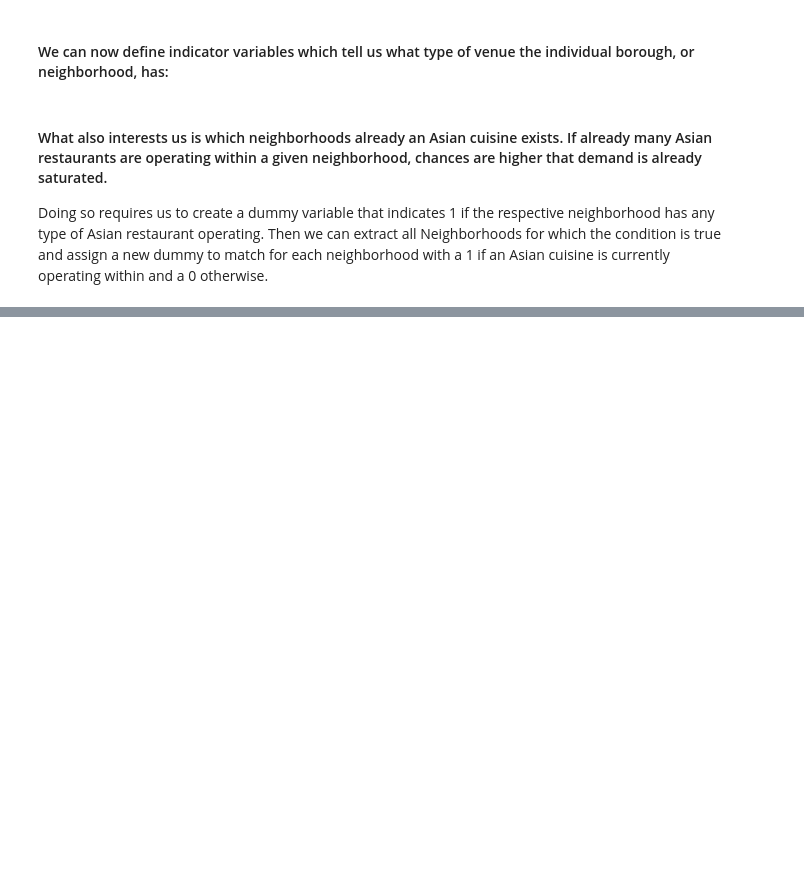
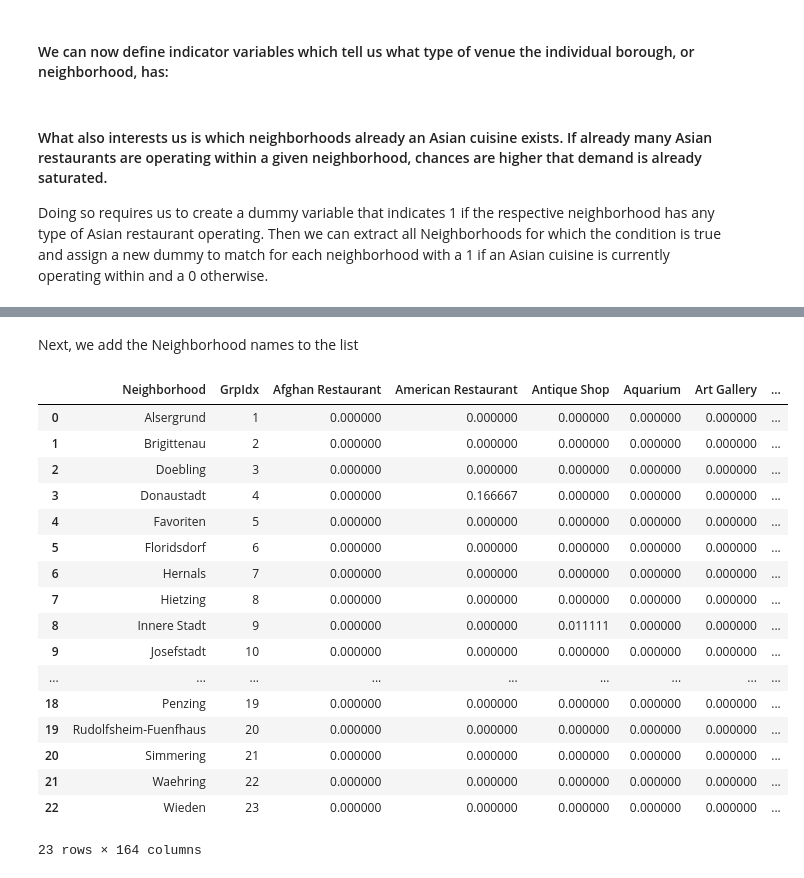
Before and after one commit to NikolasAnic/Coursera-Capstone, a Jupyter notebook: Capstone-Project-Battle-of-neighborhoods.ipynb, the cells around one changed output, grey strips where cells are left out. Drawn from its saved outputs; the diff is of its cells as text; code cells hidden in the pictures; blank space fills up the shorter version.

```diff
--- a/Capstone-Project-Battle-of-neighborhoods.ipynb
+++ b/Capstone-Project-Battle-of-neighborhoods.ipynb
@@ -320,0 +408,26 @@ Vienna
+# %% [markdown]
+Next, we add the Neighborhood names to the list
+# %%
+Vienna_neighborhoods = pd.concat([Vienna.iloc[:,0], Vienna.iloc[:,8]], axis = 1).drop_duplicates()
+Vienna_neighborhoods
+Vienna_clustered = pd.merge(Vienna_neighborhoods, Vienna_clusters, on = "GrpIdx")
+Vienna_clustered
+# %% [output]
+|  | Neighborhood | GrpIdx | Afghan Restaurant | American Restaurant | Antique Shop | Aquarium | Art Gallery | ... |
+| 0 | Alsergrund | 1 | 0.000000 | 0.000000 | 0.000000 | 0.000000 | 0.000000 | ... |
+| 1 | Brigittenau | 2 | 0.000000 | 0.000000 | 0.000000 | 0.000000 | 0.000000 | ... |
+| 2 | Doebling | 3 | 0.000000 | 0.000000 | 0.000000 | 0.000000 | 0.000000 | ... |
+| 3 | Donaustadt | 4 | 0.000000 | 0.166667 | 0.000000 | 0.000000 | 0.000000 | ... |
+| 4 | Favoriten | 5 | 0.000000 | 0.000000 | 0.000000 | 0.000000 | 0.000000 | ... |
+| 5 | Floridsdorf | 6 | 0.000000 | 0.000000 | 0.000000 | 0.000000 | 0.000000 | ... |
+| 6 | Hernals | 7 | 0.000000 | 0.000000 | 0.000000 | 0.000000 | 0.000000 | ... |
+| 7 | Hietzing | 8 | 0.000000 | 0.000000 | 0.000000 | 0.000000 | 0.000000 | ... |
+| 8 | Innere Stadt | 9 | 0.000000 | 0.000000 | 0.011111 | 0.000000 | 0.000000 | ... |
+| 9 | Josefstadt | 10 | 0.000000 | 0.000000 | 0.000000 | 0.000000 | 0.000000 | ... |
+| ... | ... | ... | ... | ... | ... | ... | ... | ... |
+| 18 | Penzing | 19 | 0.000000 | 0.000000 | 0.000000 | 0.000000 | 0.000000 | ... |
+| 19 | Rudolfsheim-Fuenfhaus | 20 | 0.000000 | 0.000000 | 0.000000 | 0.000000 | 0.000000 | ... |
+| 20 | Simmering | 21 | 0.000000 | 0.000000 | 0.000000 | 0.000000 | 0.000000 | ... |
+| 21 | Waehring | 22 | 0.000000 | 0.000000 | 0.000000 | 0.000000 | 0.000000 | ... |
+| 22 | Wieden | 23 | 0.000000 | 0.000000 | 0.000000 | 0.000000 | 0.000000 | ... |
+23 rows × 164 columns
```
Also changed, not shown: parts of 61 cells of this notebook, 2 other files.
